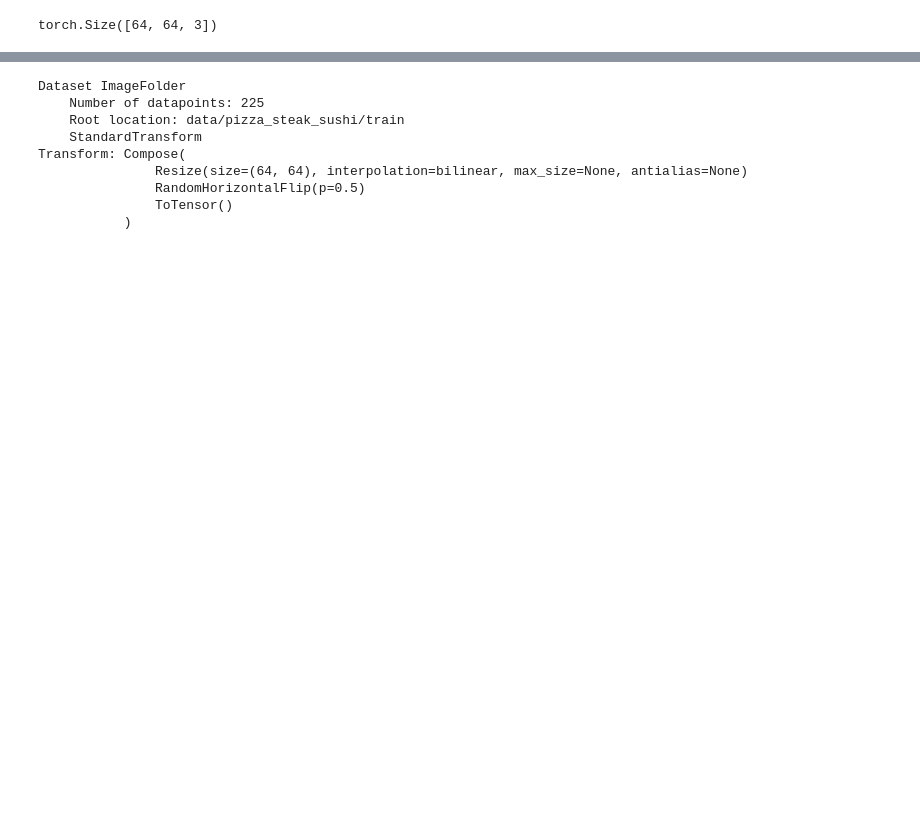
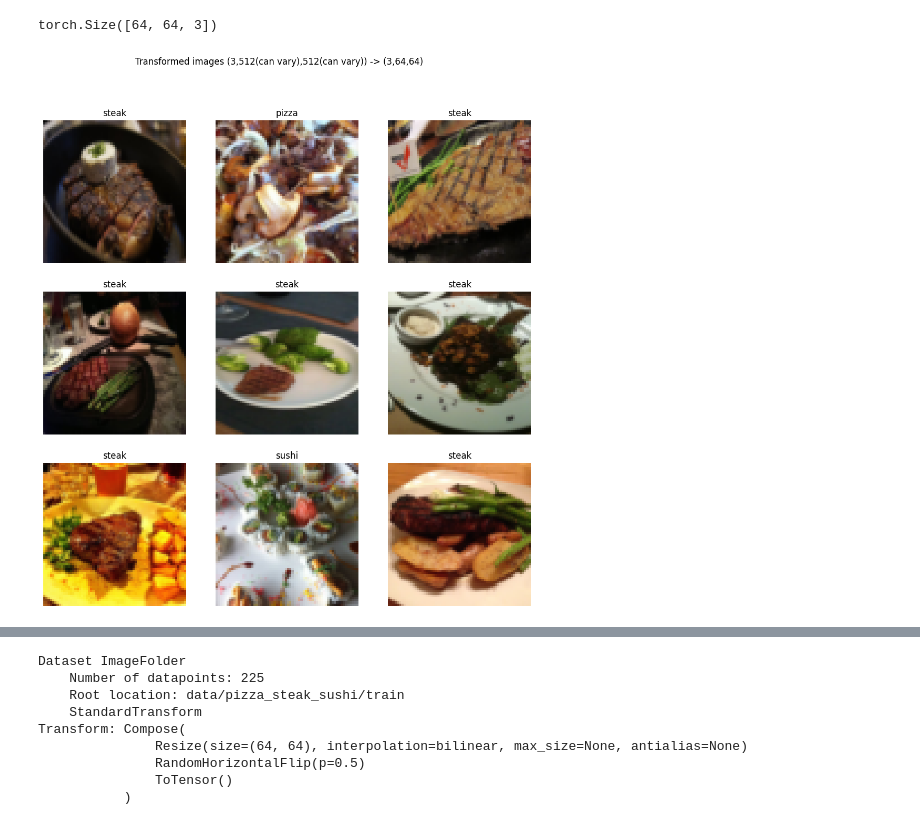
Before and after one commit to MananShukla7/Pytorch-CV, a Jupyter notebook: 05_Custom_Datasets_Pytorch.ipynb, the cells around one changed output, grey strips where cells are left out. Cells and saved outputs as stored; diff of their text form; code cells hidden in the pictures; blank space fills up the shorter version.

```diff
--- a/05_Custom_Datasets_Pytorch.ipynb
+++ b/05_Custom_Datasets_Pytorch.ipynb
@@ -345,3 +348,20 @@ img_permute=img.permute(1,2,0)
 img_permute.shape
 # %% [output]
 torch.Size([64, 64, 3])
+# %%
+rows,cols=3,3
+plt.figure(figsize=(12,12))
+i=1
+
+# for i in range(1,rows*cols+1):
+random_sample=torch.randint(0,len(train_data),size=[rows*cols])
+for sample in random_sample:
+  plt.subplot(rows,cols,i)
+  img,label=train_data[sample]
+  plt.imshow(img.permute(1,2,0))
+  plt.title(class_names[label]);
+  plt.suptitle("Transformed images (3,512(can vary),512(can vary)) -> (3,64,64)")
+  plt.axis(False);
+  i+=1
+# %% [output]
+[figure, added]
```
Also changed, not shown: parts of 29 cells of this notebook.
